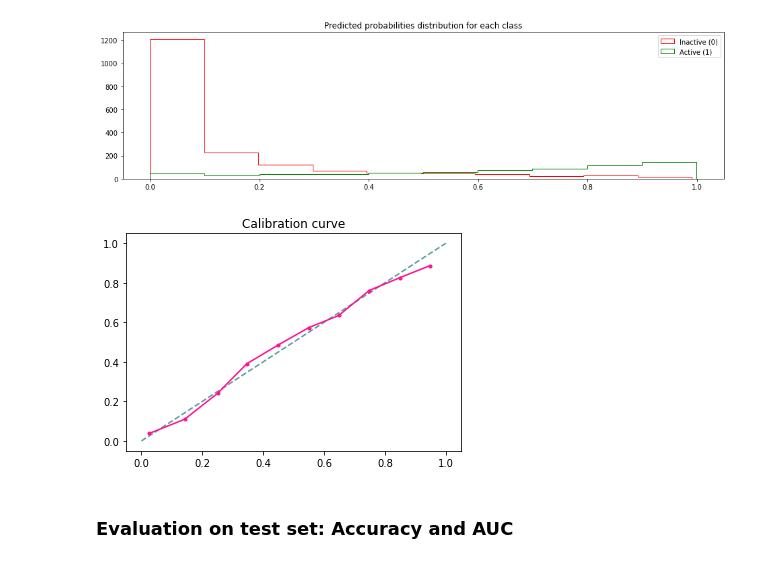
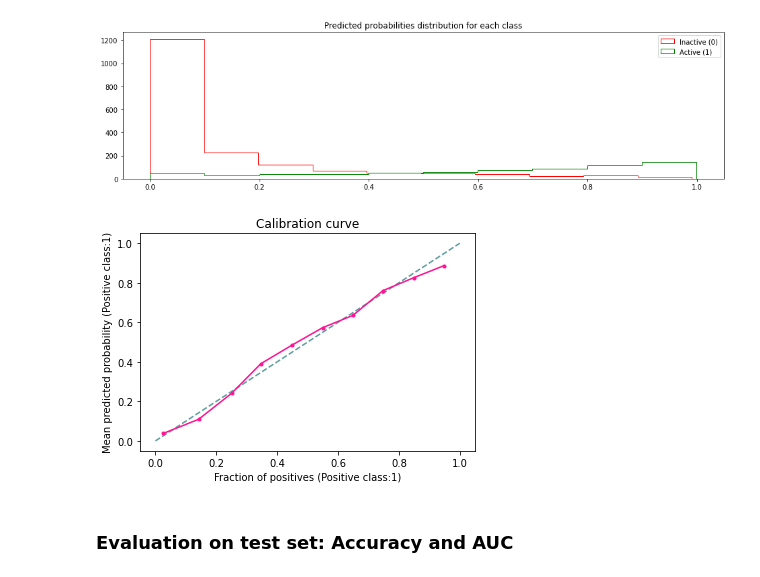
Before and after one commit to ersilia-os/image-based-dl, a Jupyter notebook: notebooks/CYP450/baselines/LR_MolDs.ipynb, the cells around one changed output. Cells and saved outputs as stored; diff of their text form; code cells hidden in the pictures.

```diff
--- a/notebooks/CYP450/baselines/LR_MolDs.ipynb
+++ b/notebooks/CYP450/baselines/LR_MolDs.ipynb
@@ -137,18 +137,20 @@ plt.show()
 # %%
 from sklearn.calibration import calibration_curve
 
 # reliability diagram
 fop, mpv = calibration_curve(df_pred['y_true'], df_pred['y_pred_prob'], n_bins=10)
 
 # plot perfectly calibrated
 plt.plot([0, 1], [0, 1], linestyle='--', c='cadetblue')
 
 # plot model reliability
 plt.title('Calibration curve')
 plt.plot(mpv, fop, marker='.', c='deeppink')
+plt.ylabel('Mean predicted probability (Positive class:1)')
+plt.xlabel('Fraction of positives (Positive class:1)')
 plt.show()
 # %% [output]
-[figure, old version]
+[figure, new version]
 # %% [markdown]
 ### Evaluation on test set: Accuracy and AUC
 # %%
```
Also changed, not shown: 26 other files.
